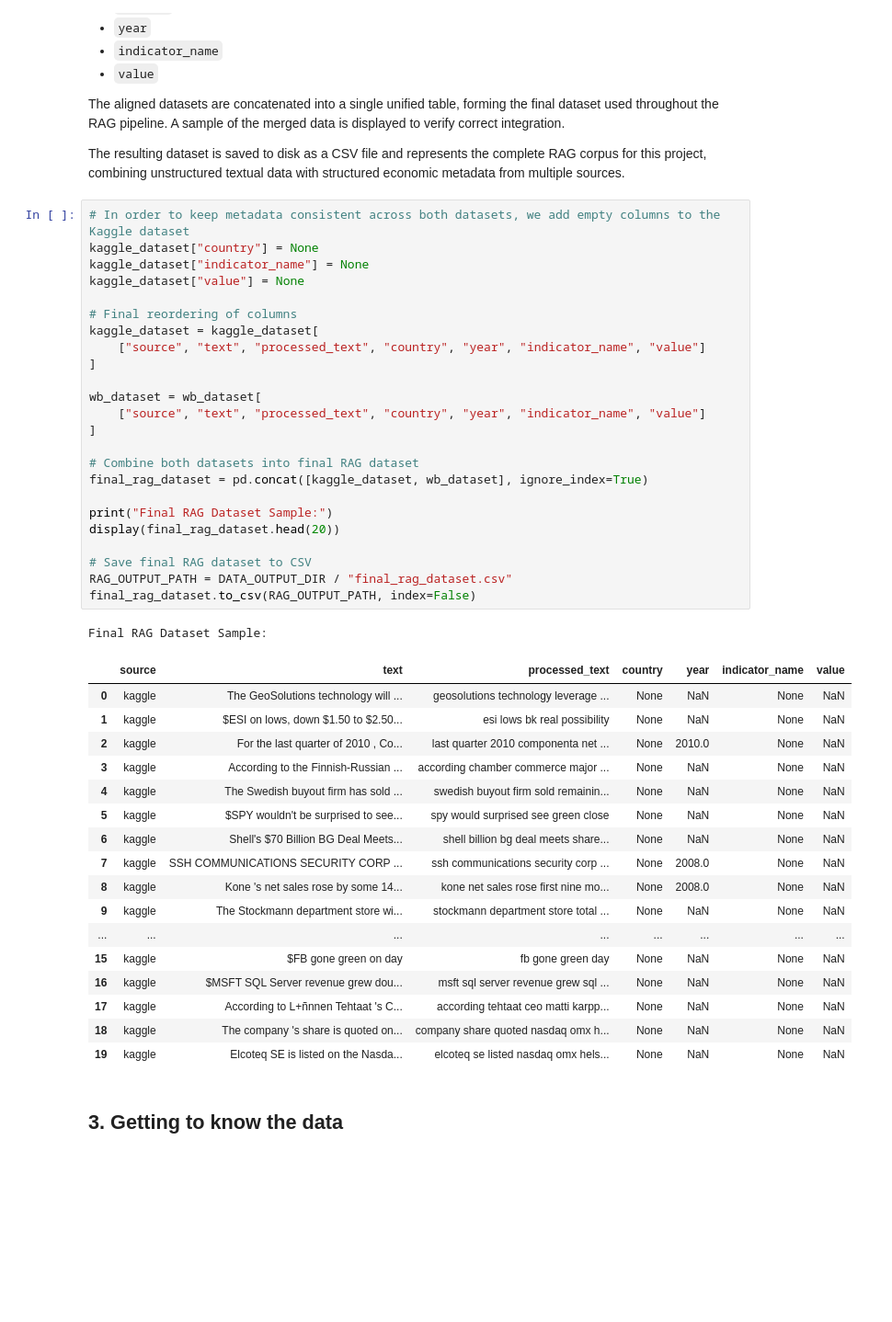
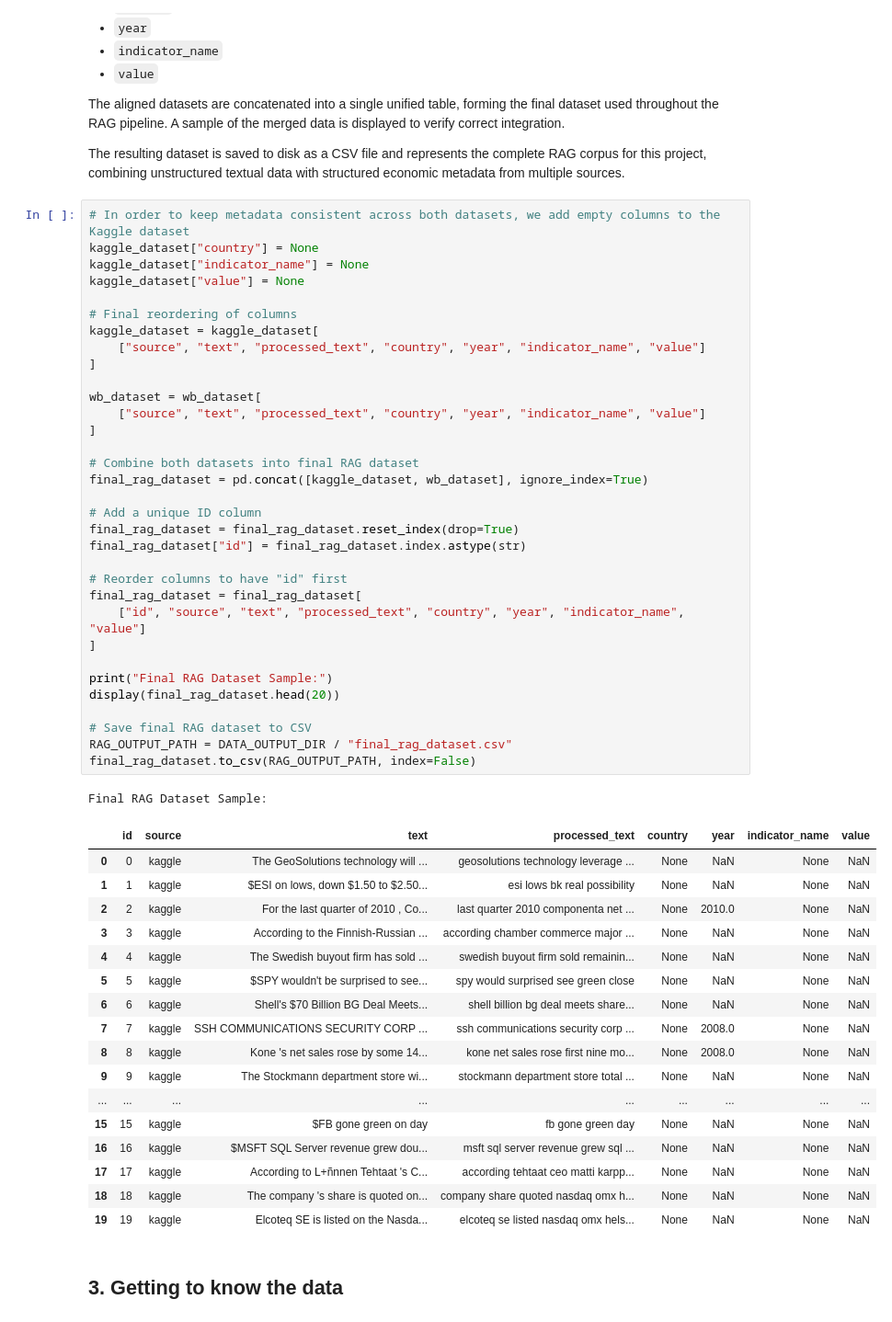
Before and after one commit to DavidF-22/ICS5111-MiningLargeScaleData_Project, a Jupyter notebook: RagAssignment.ipynb, the cells around one changed output. Shown at 92% size. Drawn from its saved outputs; the diff is of its cells as text; blank space fills up the shorter version.

Commit message:
Added ID column to dataset

```diff
--- a/RagAssignment.ipynb
+++ b/RagAssignment.ipynb
@@ -398,46 +398,55 @@ The resulting dataset is saved to disk as a CSV file and represents the complete
 # %%
 # In order to keep metadata consistent across both datasets, we add empty columns to the Kaggle dataset
 kaggle_dataset["country"] = None
 kaggle_dataset["indicator_name"] = None
 kaggle_dataset["value"] = None
 
 # Final reordering of columns
 kaggle_dataset = kaggle_dataset[
     ["source", "text", "processed_text", "country", "year", "indicator_name", "value"]
 ]
 
 wb_dataset = wb_dataset[
     ["source", "text", "processed_text", "country", "year", "indicator_name", "value"]
 ]
 
 # Combine both datasets into final RAG dataset
 final_rag_dataset = pd.concat([kaggle_dataset, wb_dataset], ignore_index=True)
 
+# Add a unique ID column
+final_rag_dataset = final_rag_dataset.reset_index(drop=True)
+final_rag_dataset["id"] = final_rag_dataset.index.astype(str)
+
+# Reorder columns to have "id" first
+final_rag_dataset = final_rag_dataset[
+    ["id", "source", "text", "processed_text", "country", "year", "indicator_name", "value"]
+]
+
 print("Final RAG Dataset Sample:")
 display(final_rag_dataset.head(20))
 
 # Save final RAG dataset to CSV
 RAG_OUTPUT_PATH = DATA_OUTPUT_DIR / "final_rag_dataset.csv"
 final_rag_dataset.to_csv(RAG_OUTPUT_PATH, index=False)
 # %% [output]
 Final RAG Dataset Sample:
-|  | source | text | processed_text | country | year | indicator_name | value |
-| 0 | kaggle | The GeoSolutions technology will ... | geosolutions technology leverage ... | None | NaN | None | NaN |
-| 1 | kaggle | $ESI on lows, down $1.50 to $2.50... | esi lows bk real possibility | None | NaN | None | NaN |
-| 2 | kaggle | For the last quarter of 2010 , Co... | last quarter 2010 componenta net ... | None | 2010.0 | None | NaN |
-| 3 | kaggle | According to the Finnish-Russian ... | according chamber commerce major ... | None | NaN | None | NaN |
-| 4 | kaggle | The Swedish buyout firm has sold ... | swedish buyout firm sold remainin... | None | NaN | None | NaN |
-| 5 | kaggle | $SPY wouldn't be surprised to see... | spy would surprised see green close | None | NaN | None | NaN |
-| 6 | kaggle | Shell's $70 Billion BG Deal Meets... | shell billion bg deal meets share... | None | NaN | None | NaN |
-| 7 | kaggle | SSH COMMUNICATIONS SECURITY CORP ... | ssh communications security corp ... | None | 2008.0 | None | NaN |
-| 8 | kaggle | Kone 's net sales rose by some 14... | kone net sales rose first nine mo... | None | 2008.0 | None | NaN |
-| 9 | kaggle | The Stockmann department store wi... | stockmann department store total ... | None | NaN | None | NaN |
-| ... | ... | ... | ... | ... | ... | ... | ... |
-| 15 | kaggle | $FB gone green on day | fb gone green day | None | NaN | None | NaN |
-| 16 | kaggle | $MSFT SQL Server revenue grew dou... | msft sql server revenue grew sql ... | None | NaN | None | NaN |
-| 17 | kaggle | According to L+ñnnen Tehtaat 's C... | according tehtaat ceo matti karpp... | None | NaN | None | NaN |
-| 18 | kaggle | The company 's share is quoted on... | company share quoted nasdaq omx h... | None | NaN | None | NaN |
-| 19 | kaggle | Elcoteq SE is listed on the Nasda... | elcoteq se listed nasdaq omx hels... | None | NaN | None | NaN |
+|  | id | source | text | processed_text | country | year | indicator_name | value |
+| 0 | 0 | kaggle | The GeoSolutions technology will ... | geosolutions technology leverage ... | None | NaN | None | NaN |
+| 1 | 1 | kaggle | $ESI on lows, down $1.50 to $2.50... | esi lows bk real possibility | None | NaN | None | NaN |
+| 2 | 2 | kaggle | For the last quarter of 2010 , Co... | last quarter 2010 componenta net ... | None | 2010.0 | None | NaN |
+| 3 | 3 | kaggle | According to the Finnish-Russian ... | according chamber commerce major ... | None | NaN | None | NaN |
+| 4 | 4 | kaggle | The Swedish buyout firm has sold ... | swedish buyout firm sold remainin... | None | NaN | None | NaN |
+| 5 | 5 | kaggle | $SPY wouldn't be surprised to see... | spy would surprised see green close | None | NaN | None | NaN |
+| 6 | 6 | kaggle | Shell's $70 Billion BG Deal Meets... | shell billion bg deal meets share... | None | NaN | None | NaN |
+| 7 | 7 | kaggle | SSH COMMUNICATIONS SECURITY CORP ... | ssh communications security corp ... | None | 2008.0 | None | NaN |
+| 8 | 8 | kaggle | Kone 's net sales rose by some 14... | kone net sales rose first nine mo... | None | 2008.0 | None | NaN |
+| 9 | 9 | kaggle | The Stockmann department store wi... | stockmann department store total ... | None | NaN | None | NaN |
+| ... | ... | ... | ... | ... | ... | ... | ... | ... |
+| 15 | 15 | kaggle | $FB gone green on day | fb gone green day | None | NaN | None | NaN |
+| 16 | 16 | kaggle | $MSFT SQL Server revenue grew dou... | msft sql server revenue grew sql ... | None | NaN | None | NaN |
+| 17 | 17 | kaggle | According to L+ñnnen Tehtaat 's C... | according tehtaat ceo matti karpp... | None | NaN | None | NaN |
+| 18 | 18 | kaggle | The company 's share is quoted on... | company share quoted nasdaq omx h... | None | NaN | None | NaN |
+| 19 | 19 | kaggle | Elcoteq SE is listed on the Nasda... | elcoteq se listed nasdaq omx hels... | None | NaN | None | NaN |
 # %% [markdown]
 ## 3. Getting to know the data
 # %% [markdown]
```
Also changed, not shown: parts of 3 cells of this notebook, 1 other file.
